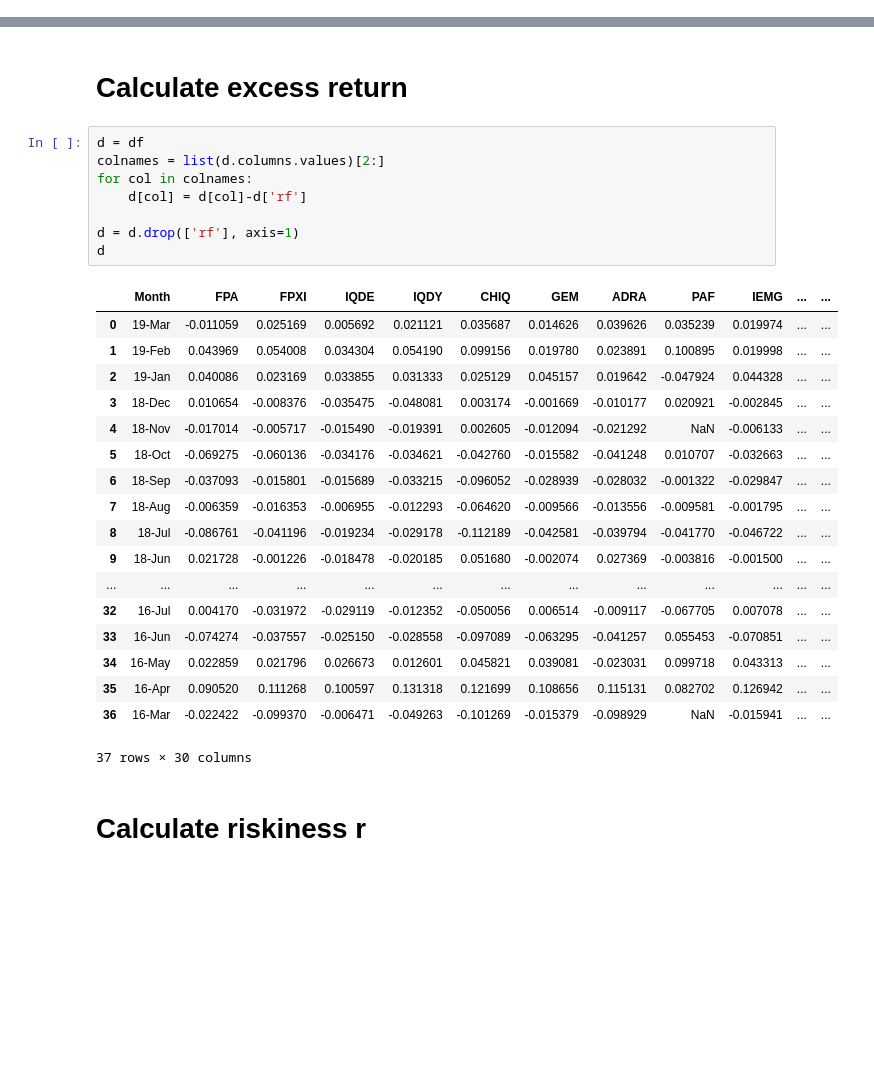
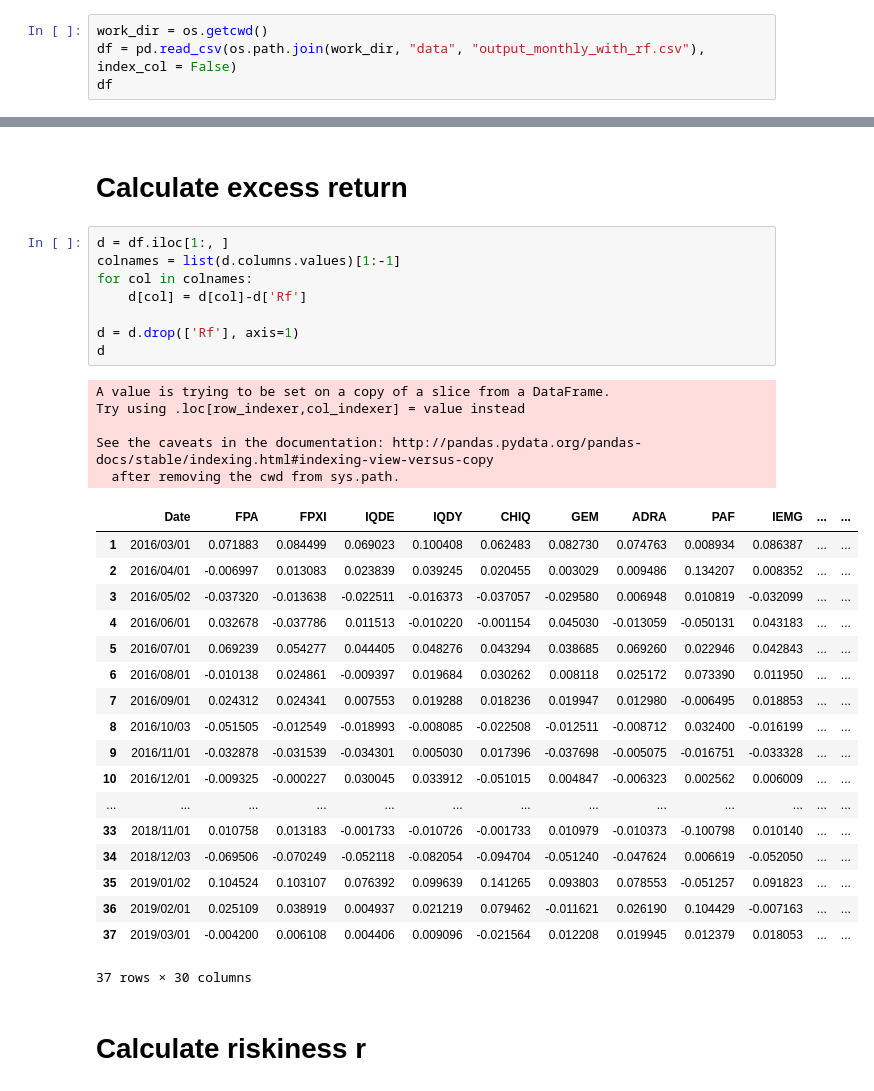
Before and after one commit to A2Zntu/HW4_ETF_ranking, a Jupyter notebook: Riskiness.ipynb, the cells around one changed output, grey strips where cells are left out. Drawn from its saved outputs; the diff is of its cells as text; blank space fills up the shorter version.

```diff
--- a/Riskiness.ipynb
+++ b/Riskiness.ipynb
@@ -27,0 +9,4 @@ df
+# %%
+work_dir = os.getcwd()
+df = pd.read_csv(os.path.join(work_dir, "data", "output_monthly_with_rf.csv"), index_col = False)
+df
@@ -28,32 +32,37 @@ df
 # %% [markdown]
 # Calculate excess return
 # %%
-d = df
-colnames = list(d.columns.values)[2:]
+d = df.iloc[1:, ]
+colnames = list(d.columns.values)[1:-1]
 for col in colnames:
-    d[col] = d[col]-d['rf']
+    d[col] = d[col]-d['Rf']
 
-d = d.drop(['rf'], axis=1)
+d = d.drop(['Rf'], axis=1)
 d
 # %% [output]
+A value is trying to be set on a copy of a slice from a DataFrame.
+Try using .loc[row_indexer,col_indexer] = value instead
+
+See the caveats in the documentation: http://pandas.pydata.org/pandas-docs/stable/indexing.html#indexing-view-versus-copy
+  after removing the cwd from sys.path.
-|  | Month | FPA | FPXI | IQDE | IQDY | CHIQ | GEM | ADRA | PAF | IEMG | ... | ... |
-| 0 | 19-Mar | -0.011059 | 0.025169 | 0.005692 | 0.021121 | 0.035687 | 0.014626 | 0.039626 | 0.035239 | 0.019974 | ... | ... |
-| 1 | 19-Feb | 0.043969 | 0.054008 | 0.034304 | 0.054190 | 0.099156 | 0.019780 | 0.023891 | 0.100895 | 0.019998 | ... | ... |
-| 2 | 19-Jan | 0.040086 | 0.023169 | 0.033855 | 0.031333 | 0.025129 | 0.045157 | 0.019642 | -0.047924 | 0.044328 | ... | ... |
-| 3 | 18-Dec | 0.010654 | -0.008376 | -0.035475 | -0.048081 | 0.003174 | -0.001669 | -0.010177 | 0.020921 | -0.002845 | ... | ... |
-| 4 | 18-Nov | -0.017014 | -0.005717 | -0.015490 | -0.019391 | 0.002605 | -0.012094 | -0.021292 | NaN | -0.006133 | ... | ... |
-| 5 | 18-Oct | -0.069275 | -0.060136 | -0.034176 | -0.034621 | -0.042760 | -0.015582 | -0.041248 | 0.010707 | -0.032663 | ... | ... |
-| 6 | 18-Sep | -0.037093 | -0.015801 | -0.015689 | -0.033215 | -0.096052 | -0.028939 | -0.028032 | -0.001322 | -0.029847 | ... | ... |
-| 7 | 18-Aug | -0.006359 | -0.016353 | -0.006955 | -0.012293 | -0.064620 | -0.009566 | -0.013556 | -0.009581 | -0.001795 | ... | ... |
-| 8 | 18-Jul | -0.086761 | -0.041196 | -0.019234 | -0.029178 | -0.112189 | -0.042581 | -0.039794 | -0.041770 | -0.046722 | ... | ... |
-| 9 | 18-Jun | 0.021728 | -0.001226 | -0.018478 | -0.020185 | 0.051680 | -0.002074 | 0.027369 | -0.003816 | -0.001500 | ... | ... |
+|  | Date | FPA | FPXI | IQDE | IQDY | CHIQ | GEM | ADRA | PAF | IEMG | ... | ... |
+| 1 | 2016/03/01 | 0.071883 | 0.084499 | 0.069023 | 0.100408 | 0.062483 | 0.082730 | 0.074763 | 0.008934 | 0.086387 | ... | ... |
+| 2 | 2016/04/01 | -0.006997 | 0.013083 | 0.023839 | 0.039245 | 0.020455 | 0.003029 | 0.009486 | 0.134207 | 0.008352 | ... | ... |
+| 3 | 2016/05/02 | -0.037320 | -0.013638 | -0.022511 | -0.016373 | -0.037057 | -0.029580 | 0.006948 | 0.010819 | -0.032099 | ... | ... |
+| 4 | 2016/06/01 | 0.032678 | -0.037786 | 0.011513 | -0.010220 | -0.001154 | 0.045030 | -0.013059 | -0.050131 | 0.043183 | ... | ... |
+| 5 | 2016/07/01 | 0.069239 | 0.054277 | 0.044405 | 0.048276 | 0.043294 | 0.038685 | 0.069260 | 0.022946 | 0.042843 | ... | ... |
+| 6 | 2016/08/01 | -0.010138 | 0.024861 | -0.009397 | 0.019684 | 0.030262 | 0.008118 | 0.025172 | 0.073390 | 0.011950 | ... | ... |
+| 7 | 2016/09/01 | 0.024312 | 0.024341 | 0.007553 | 0.019288 | 0.018236 | 0.019947 | 0.012980 | -0.006495 | 0.018853 | ... | ... |
+| 8 | 2016/10/03 | -0.051505 | -0.012549 | -0.018993 | -0.008085 | -0.022508 | -0.012511 | -0.008712 | 0.032400 | -0.016199 | ... | ... |
+| 9 | 2016/11/01 | -0.032878 | -0.031539 | -0.034301 | 0.005030 | 0.017396 | -0.037698 | -0.005075 | -0.016751 | -0.033328 | ... | ... |
+| 10 | 2016/12/01 | -0.009325 | -0.000227 | 0.030045 | 0.033912 | -0.051015 | 0.004847 | -0.006323 | 0.002562 | 0.006009 | ... | ... |
 | ... | ... | ... | ... | ... | ... | ... | ... | ... | ... | ... | ... | ... |
-| 32 | 16-Jul | 0.004170 | -0.031972 | -0.029119 | -0.012352 | -0.050056 | 0.006514 | -0.009117 | -0.067705 | 0.007078 | ... | ... |
-| 33 | 16-Jun | -0.074274 | -0.037557 | -0.025150 | -0.028558 | -0.097089 | -0.063295 | -0.041257 | 0.055453 | -0.070851 | ... | ... |
-| 34 | 16-May | 0.022859 | 0.021796 | 0.026673 | 0.012601 | 0.045821 | 0.039081 | -0.023031 | 0.099718 | 0.043313 | ... | ... |
-| 35 | 16-Apr | 0.090520 | 0.111268 | 0.100597 | 0.131318 | 0.121699 | 0.108656 | 0.115131 | 0.082702 | 0.126942 | ... | ... |
-| 36 | 16-Mar | -0.022422 | -0.099370 | -0.006471 | -0.049263 | -0.101269 | -0.015379 | -0.098929 | NaN | -0.015941 | ... | ... |
+| 33 | 2018/11/01 | 0.010758 | 0.013183 | -0.001733 | -0.010726 | -0.001733 | 0.010979 | -0.010373 | -0.100798 | 0.010140 | ... | ... |
+| 34 | 2018/12/03 | -0.069506 | -0.070249 | -0.052118 | -0.082054 | -0.094704 | -0.051240 | -0.047624 | 0.006619 | -0.052050 | ... | ... |
+| 35 | 2019/01/02 | 0.104524 | 0.103107 | 0.076392 | 0.099639 | 0.141265 | 0.093803 | 0.078553 | -0.051257 | 0.091823 | ... | ... |
+| 36 | 2019/02/01 | 0.025109 | 0.038919 | 0.004937 | 0.021219 | 0.079462 | -0.011621 | 0.026190 | 0.104429 | -0.007163 | ... | ... |
+| 37 | 2019/03/01 | -0.004200 | 0.006108 | 0.004406 | 0.009096 | -0.021564 | 0.012208 | 0.019945 | 0.012379 | 0.018053 | ... | ... |
-37 rows × 30 columns
+37 rows × 30 columns
 # %% [markdown]
 # Calculate riskiness r
 # %%
```
Also changed, not shown: parts of 13 cells of this notebook.
